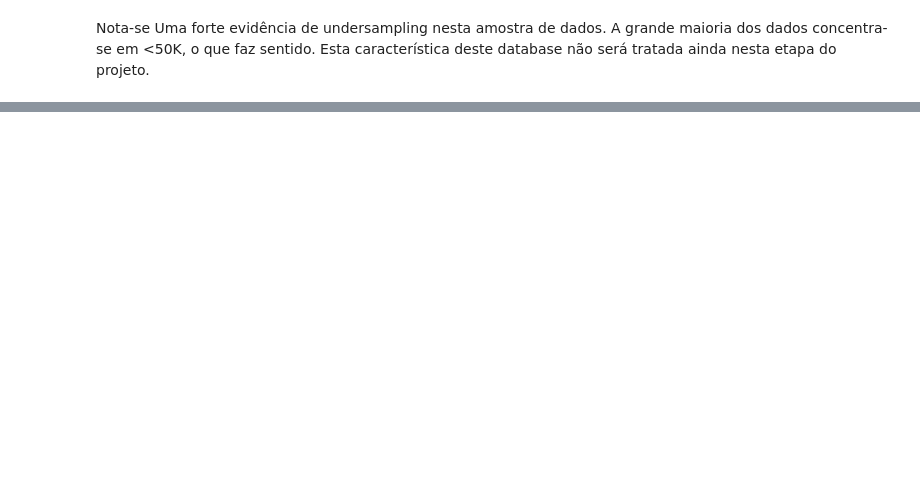
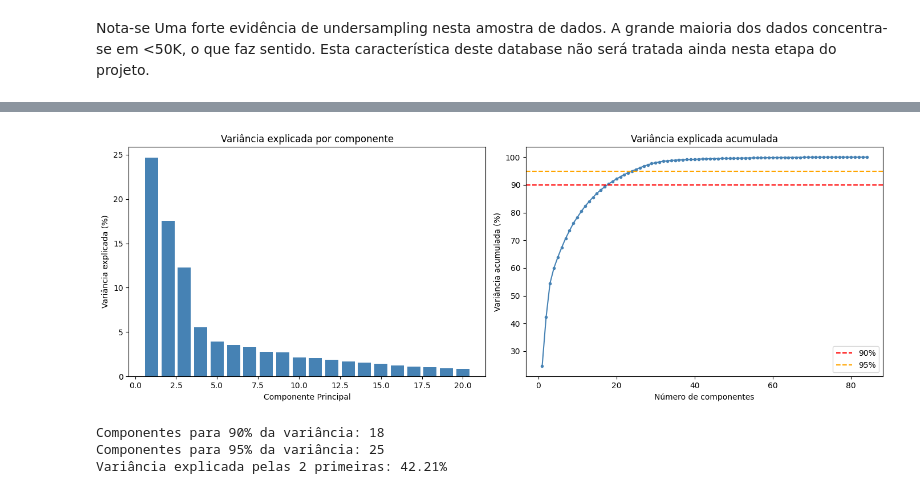
Before and after one commit to guedera/ProjetoMachineLearning, a Jupyter notebook: EDA.ipynb, the cells around one changed output, grey strips where cells are left out. Cells and saved outputs as stored; diff of their text form; code cells hidden in the pictures; blank space fills up the shorter version.

```diff
--- a/EDA.ipynb
+++ b/EDA.ipynb
@@ -518,0 +559,17 @@ Real:      ['<=50K', '<=50K', '<=50K', '<=50K', '<=50K', '<=50K', '<=50K', '<=50
+# %%
+# Transformar X_train com o preprocessor já ajustado
+X_train_prep = preprocessor.fit_transform(X_train)
+
+# Converter target para numérico para colorir os gráficos
+y_train_num = np.where(y_train == ">50K", 1, 0)
+
+# Amostragem para t-SNE e UMAP (limitar a 5000 para performance)
+max_sample = 5000
+n_samples = min(max_sample, X_train_prep.shape[0])
+rng = np.random.RandomState(42)
+idx = rng.choice(X_train_prep.shape[0], size=n_samples, replace=False)
+X_small = X_train_prep[idx]
+y_small = y_train_num[idx]
+
+print(f"Shape dos dados pré-processados: {X_train_prep.shape}")
+print(f"Amostra para visualização: {n_samples} instâncias")
@@ -518,0 +583,40 @@ Real:      ['<=50K', '<=50K', '<=50K', '<=50K', '<=50K', '<=50K', '<=50K', '<=50
+# %%
+# PCA com todas as componentes para analisar variância explicada
+pca_full = PCA(random_state=42)
+pca_full.fit(X_train_prep)
+
+var_exp = pca_full.explained_variance_ratio_
+var_acum = np.cumsum(var_exp)
+
+fig, axes = plt.subplots(1, 2, figsize=(14, 5))
+
+# Variância individual por componente (top 20)
+n_show = min(20, len(var_exp))
+axes[0].bar(range(1, n_show + 1), var_exp[:n_show] * 100, color="steelblue")
+axes[0].set_xlabel("Componente Principal")
+axes[0].set_ylabel("Variância explicada (%)")
+axes[0].set_title("Variância explicada por componente")
+
+# Variância acumulada
+axes[1].plot(range(1, len(var_acum) + 1), var_acum * 100, marker="o", markersize=3, color="steelblue")
+axes[1].axhline(y=90, color="red", linestyle="--", label="90%")
+axes[1].axhline(y=95, color="orange", linestyle="--", label="95%")
+axes[1].set_xlabel("Número de componentes")
+axes[1].set_ylabel("Variância acumulada (%)")
+axes[1].set_title("Variância explicada acumulada")
+axes[1].legend()
+
+plt.tight_layout()
+plt.show()
+
+# Quantas componentes para 90% e 95%
+n90 = np.argmax(var_acum >= 0.90) + 1
+n95 = np.argmax(var_acum >= 0.95) + 1
+print(f"Componentes para 90% da variância: {n90}")
+print(f"Componentes para 95% da variância: {n95}")
+print(f"Variância explicada pelas 2 primeiras: {var_acum[1]*100:.2f}%")
+# %% [output]
+[figure, added]
+Componentes para 90% da variância: 18
+Componentes para 95% da variância: 25
+Variância explicada pelas 2 primeiras: 42.21%
```
Also changed, not shown: parts of 32 cells of this notebook, 1 other file.
